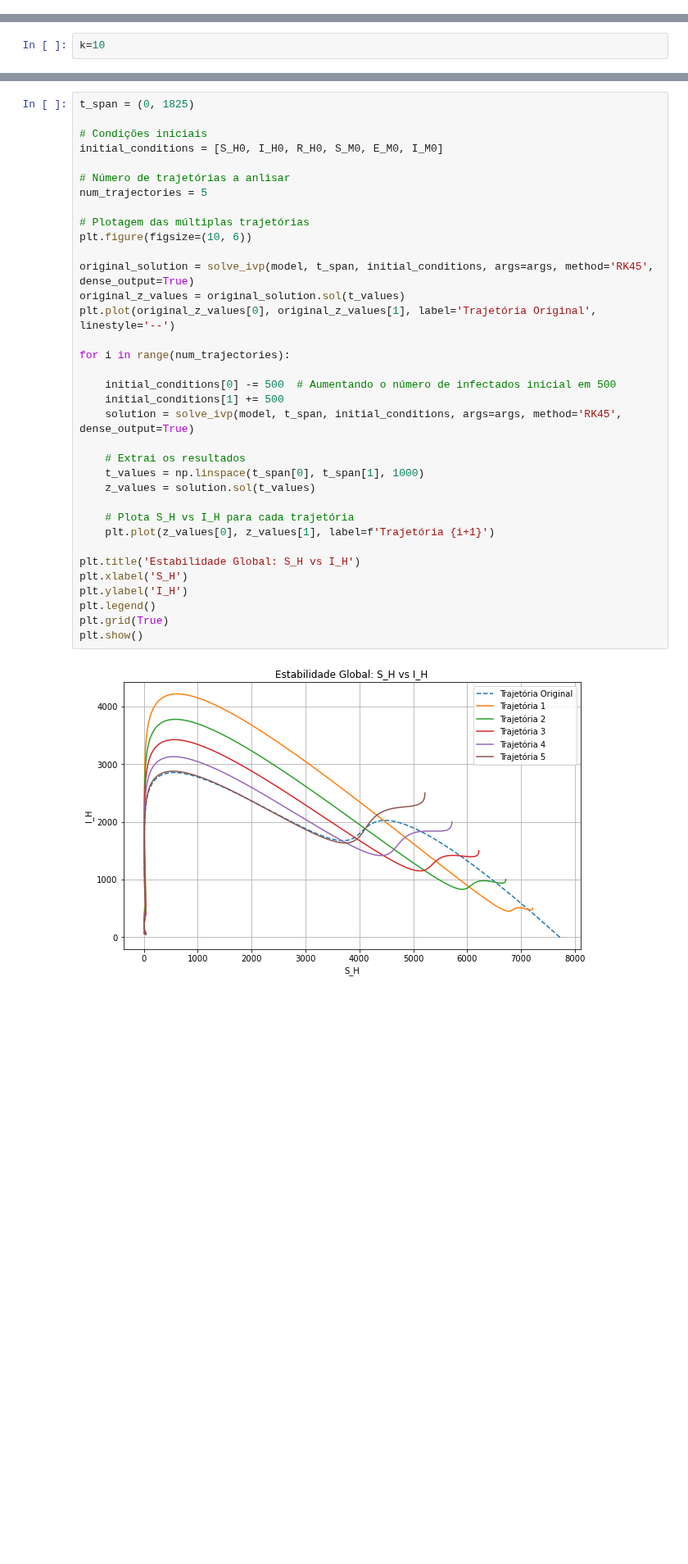
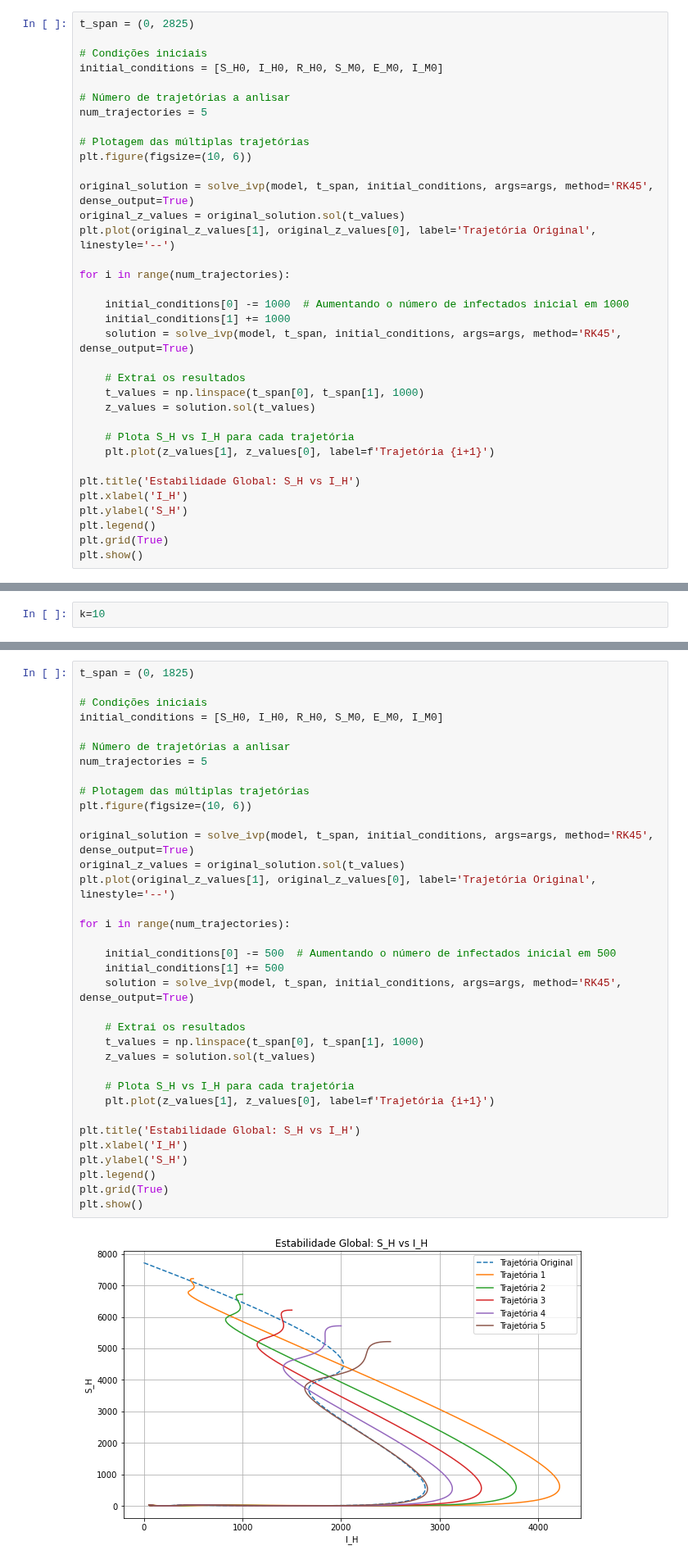
Before and after one commit to RaphaLevy/TCC, a Jupyter notebook: Modelagem_com_Dinamica_Pop/Plot_SH_por_IH.ipynb, the cells around one changed output, grey strips where cells are left out. Shown at 82% size. Cells and saved outputs as stored; diff of their text form; blank space fills up the shorter version.

```diff
--- a/Modelagem_com_Dinamica_Pop/Plot_SH_por_IH.ipynb
+++ b/Modelagem_com_Dinamica_Pop/Plot_SH_por_IH.ipynb
@@ -354,0 +355,35 @@ plt.show()
+# %%
+t_span = (0, 2825)
+
+# Condições iniciais
+initial_conditions = [S_H0, I_H0, R_H0, S_M0, E_M0, I_M0]
+
+# Número de trajetórias a anlisar
+num_trajectories = 5
+
+# Plotagem das múltiplas trajetórias
+plt.figure(figsize=(10, 6))
+
+original_solution = solve_ivp(model, t_span, initial_conditions, args=args, method='RK45', dense_output=True)
+original_z_values = original_solution.sol(t_values)
+plt.plot(original_z_values[1], original_z_values[0], label='Trajetória Original', linestyle='--')
+
+for i in range(num_trajectories):
+
+    initial_conditions[0] -= 1000  # Aumentando o número de infectados inicial em 1000
+    initial_conditions[1] += 1000
+    solution = solve_ivp(model, t_span, initial_conditions, args=args, method='RK45', dense_output=True)
+
+    # Extrai os resultados
+    t_values = np.linspace(t_span[0], t_span[1], 1000)
+    z_values = solution.sol(t_values)
+
+    # Plota S_H vs I_H para cada trajetória
+    plt.plot(z_values[1], z_values[0], label=f'Trajetória {i+1}')
+
+plt.title('Estabilidade Global: S_H vs I_H')
+plt.xlabel('I_H')
+plt.ylabel('S_H')
+plt.legend()
+plt.grid(True)
+plt.show()
@@ -387,35 +473,35 @@ t_span = (0, 1825)
 
 # Condições iniciais
 initial_conditions = [S_H0, I_H0, R_H0, S_M0, E_M0, I_M0]
 
 # Número de trajetórias a anlisar
 num_trajectories = 5
 
 # Plotagem das múltiplas trajetórias
 plt.figure(figsize=(10, 6))
 
 original_solution = solve_ivp(model, t_span, initial_conditions, args=args, method='RK45', dense_output=True)
 original_z_values = original_solution.sol(t_values)
-plt.plot(original_z_values[0], original_z_values[1], label='Trajetória Original', linestyle='--')
+plt.plot(original_z_values[1], original_z_values[0], label='Trajetória Original', linestyle='--')
 
 for i in range(num_trajectories):
 
     initial_conditions[0] -= 500  # Aumentando o número de infectados inicial em 500
     initial_conditions[1] += 500
     solution = solve_ivp(model, t_span, initial_conditions, args=args, method='RK45', dense_output=True)
 
     # Extrai os resultados
     t_values = np.linspace(t_span[0], t_span[1], 1000)
     z_values = solution.sol(t_values)
 
     # Plota S_H vs I_H para cada trajetória
-    plt.plot(z_values[0], z_values[1], label=f'Trajetória {i+1}')
+    plt.plot(z_values[1], z_values[0], label=f'Trajetória {i+1}')
 
 plt.title('Estabilidade Global: S_H vs I_H')
-plt.xlabel('S_H')
-plt.ylabel('I_H')
+plt.xlabel('I_H')
+plt.ylabel('S_H')
 plt.legend()
 plt.grid(True)
 plt.show()
 # %% [output]
-[figure, old version]
+[figure, new version]
```
Also changed, not shown: parts of 14 cells of this notebook.
